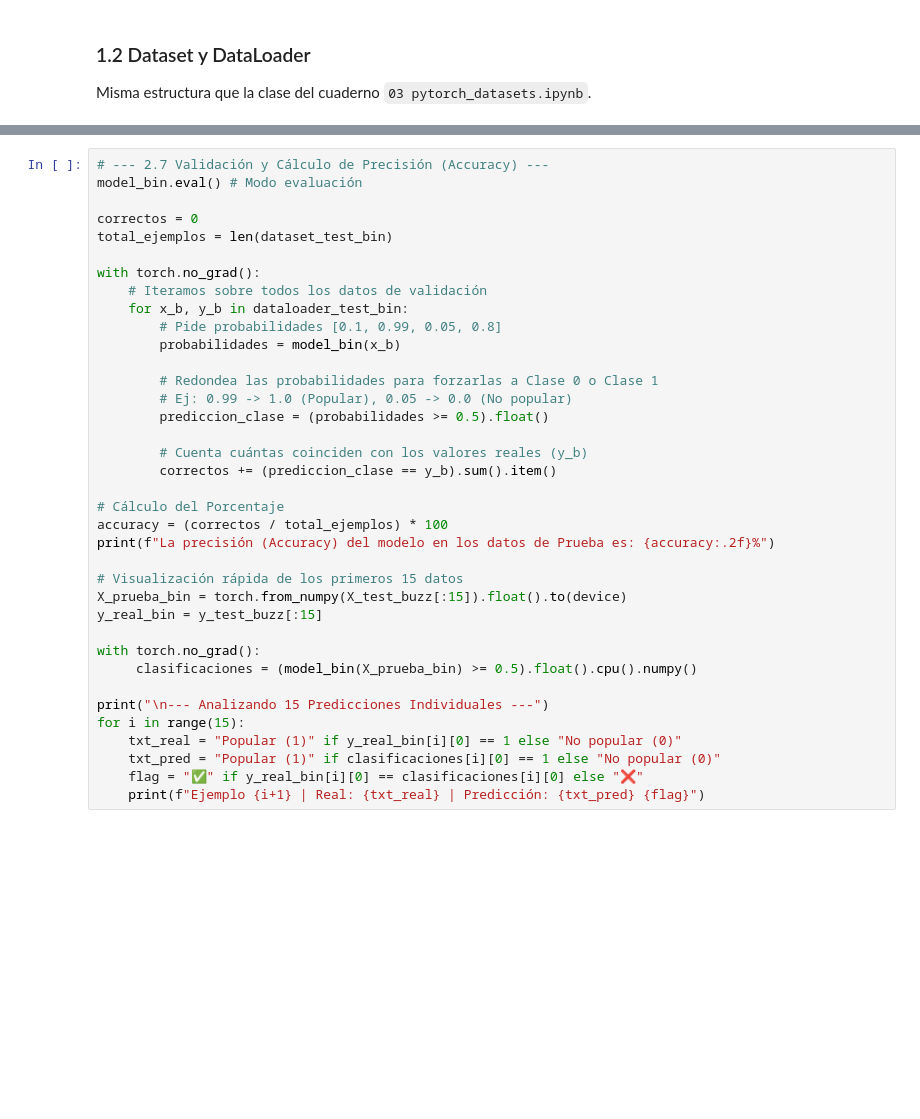
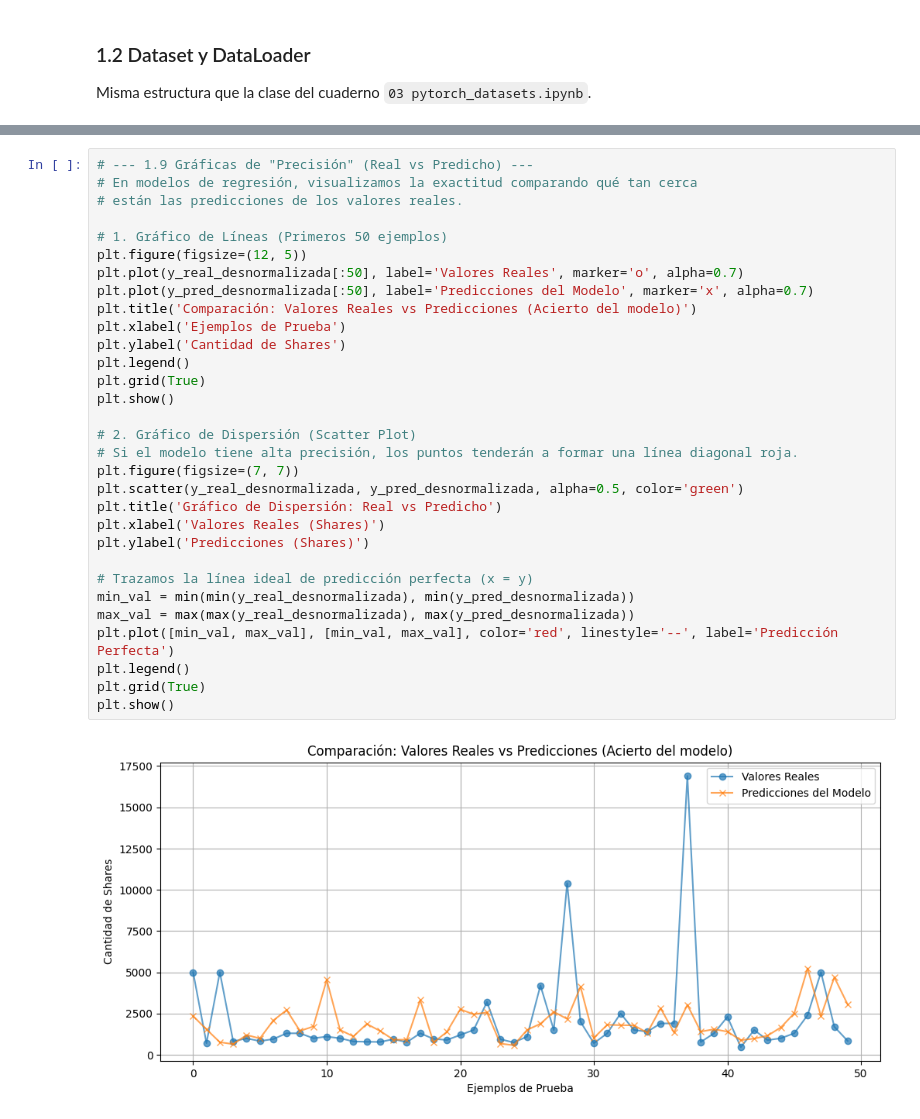
Before and after one commit to Aguilar-Choque-Marbin/LAB5-SIS420-PYTORCH, a Jupyter notebook: Laboratorio_5_PyTorch.ipynb, the cells around one changed output, grey strips where cells are left out. Drawn from its saved outputs; the diff is of its cells as text; blank space fills up the shorter version.

```diff
--- a/Laboratorio_5_PyTorch.ipynb
+++ b/Laboratorio_5_PyTorch.ipynb
@@ -324,37 +319,33 @@ plt.show()
-# %%
-# --- 2.7 Validación y Cálculo de Precisión (Accuracy) ---
-model_bin.eval() # Modo evaluación
-
-correctos = 0
-total_ejemplos = len(dataset_test_bin)
-
-with torch.no_grad():
-    # Iteramos sobre todos los datos de validación
-    for x_b, y_b in dataloader_test_bin:
-        # Pide probabilidades [0.1, 0.99, 0.05, 0.8]
-        probabilidades = model_bin(x_b)
-
-        # Redondea las probabilidades para forzarlas a Clase 0 o Clase 1
-        # Ej: 0.99 -> 1.0 (Popular), 0.05 -> 0.0 (No popular)
-        prediccion_clase = (probabilidades >= 0.5).float()
-
-        # Cuenta cuántas coinciden con los valores reales (y_b)
-        correctos += (prediccion_clase == y_b).sum().item()
-
-# Cálculo del Porcentaje
-accuracy = (correctos / total_ejemplos) * 100
-print(f"La precisión (Accuracy) del modelo en los datos de Prueba es: {accuracy:.2f}%")
-
-# Visualización rápida de los primeros 15 datos
-X_prueba_bin = torch.from_numpy(X_test_buzz[:15]).float().to(device)
-y_real_bin = y_test_buzz[:15]
-
-with torch.no_grad():
-     clasificaciones = (model_bin(X_prueba_bin) >= 0.5).float().cpu().numpy()
-
-print("\n--- Analizando 15 Predicciones Individuales ---")
-for i in range(15):
-    txt_real = "Popular (1)" if y_real_bin[i][0] == 1 else "No popular (0)"
-    txt_pred = "Popular (1)" if clasificaciones[i][0] == 1 else "No popular (0)"
-    flag = "✅" if y_real_bin[i][0] == clasificaciones[i][0] else "❌"
-    print(f"Ejemplo {i+1} | Real: {txt_real} | Predicción: {txt_pred} {flag}")
+# %%
+# --- 1.9 Gráficas de "Precisión" (Real vs Predicho) ---
+# En modelos de regresión, visualizamos la exactitud comparando qué tan cerca
+# están las predicciones de los valores reales.
+
+# 1. Gráfico de Líneas (Primeros 50 ejemplos)
+plt.figure(figsize=(12, 5))
+plt.plot(y_real_desnormalizada[:50], label='Valores Reales', marker='o', alpha=0.7)
+plt.plot(y_pred_desnormalizada[:50], label='Predicciones del Modelo', marker='x', alpha=0.7)
+plt.title('Comparación: Valores Reales vs Predicciones (Acierto del modelo)')
+plt.xlabel('Ejemplos de Prueba')
+plt.ylabel('Cantidad de Shares')
+plt.legend()
+plt.grid(True)
+plt.show()
+
+# 2. Gráfico de Dispersión (Scatter Plot)
+# Si el modelo tiene alta precisión, los puntos tenderán a formar una línea diagonal roja.
+plt.figure(figsize=(7, 7))
+plt.scatter(y_real_desnormalizada, y_pred_desnormalizada, alpha=0.5, color='green')
+plt.title('Gráfico de Dispersión: Real vs Predicho')
+plt.xlabel('Valores Reales (Shares)')
+plt.ylabel('Predicciones (Shares)')
+
+# Trazamos la línea ideal de predicción perfecta (x = y)
+min_val = min(min(y_real_desnormalizada), min(y_pred_desnormalizada))
+max_val = max(max(y_real_desnormalizada), max(y_pred_desnormalizada))
+plt.plot([min_val, max_val], [min_val, max_val], color='red', linestyle='--', label='Predicción Perfecta')
+plt.legend()
+plt.grid(True)
+plt.show()
+# %% [output]
+[figure, added]
```
Also changed, not shown: parts of 11 cells of this notebook, 2 other files.
